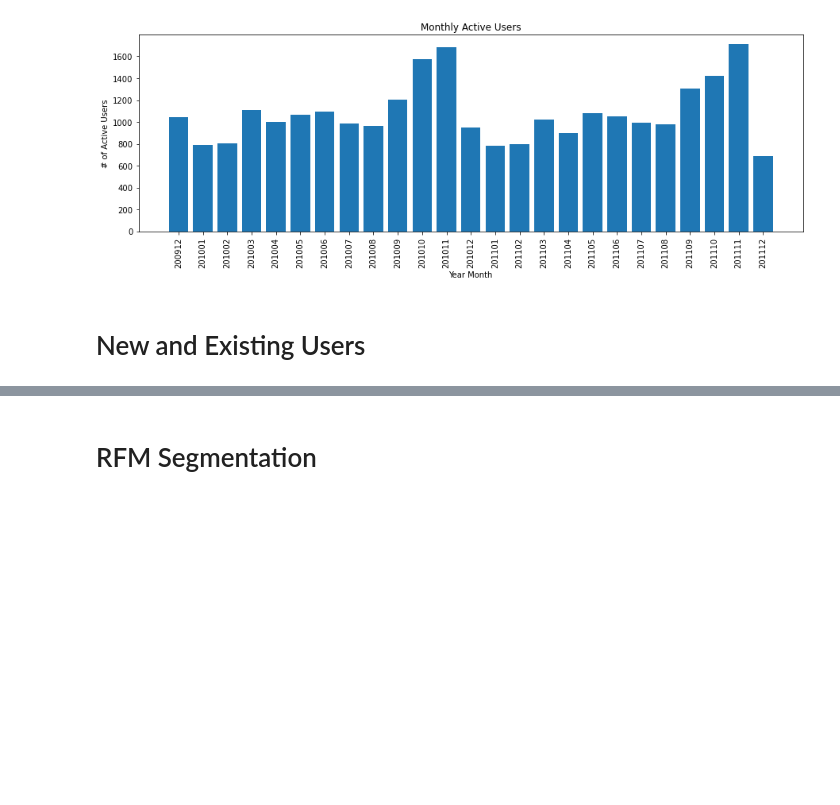
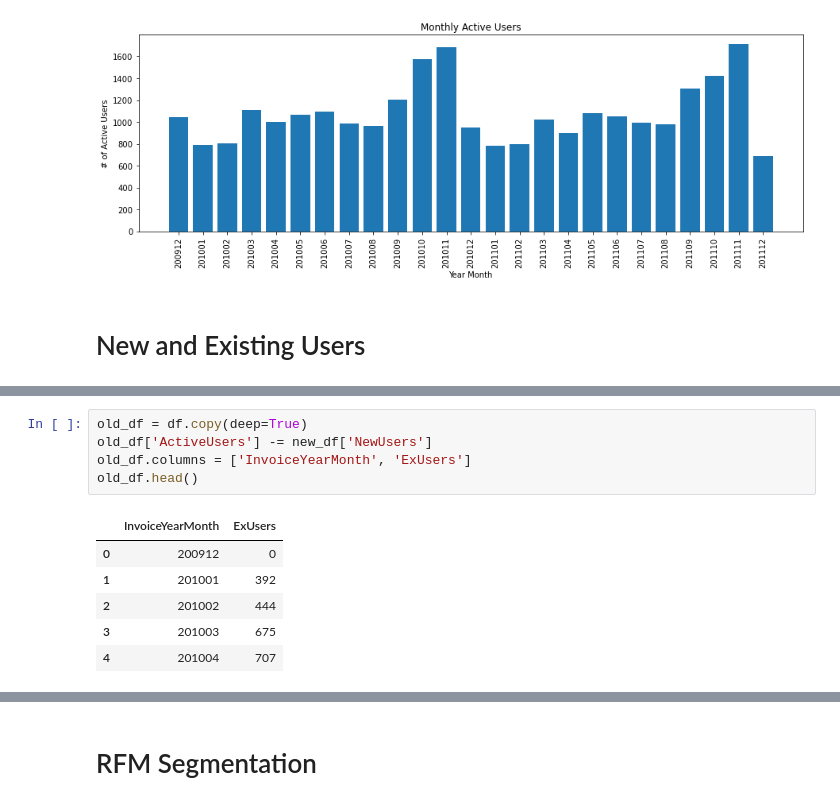
Before and after one commit to jarviscanada/jarvis_data_eng_VishaySingh, a Jupyter notebook: python_data_analytics/python_data_wrangling/retail_data_analytics_wrangling.ipynb, the cells around one changed output, grey strips where cells are left out. Saved outputs shown, nothing was run; the diff lists cells and outputs as text; blank space fills up the shorter version.

```diff
--- a/python_data_analytics/python_data_wrangling/retail_data_analytics_wrangling.ipynb
+++ b/python_data_analytics/python_data_wrangling/retail_data_analytics_wrangling.ipynb
@@ -370,0 +376,12 @@ Text(0.5, 1.0, 'Monthly Active Users')
+# %%
+old_df = df.copy(deep=True)
+old_df['ActiveUsers'] -= new_df['NewUsers']
+old_df.columns = ['InvoiceYearMonth', 'ExUsers']
+old_df.head()
+# %% [output]
+|  | InvoiceYearMonth | ExUsers |
+| 0 | 200912 | 0 |
+| 1 | 201001 | 392 |
+| 2 | 201002 | 444 |
+| 3 | 201003 | 675 |
+| 4 | 201004 | 707 |
```
Also changed, not shown: parts of 3 cells of this notebook, 3 other files.
